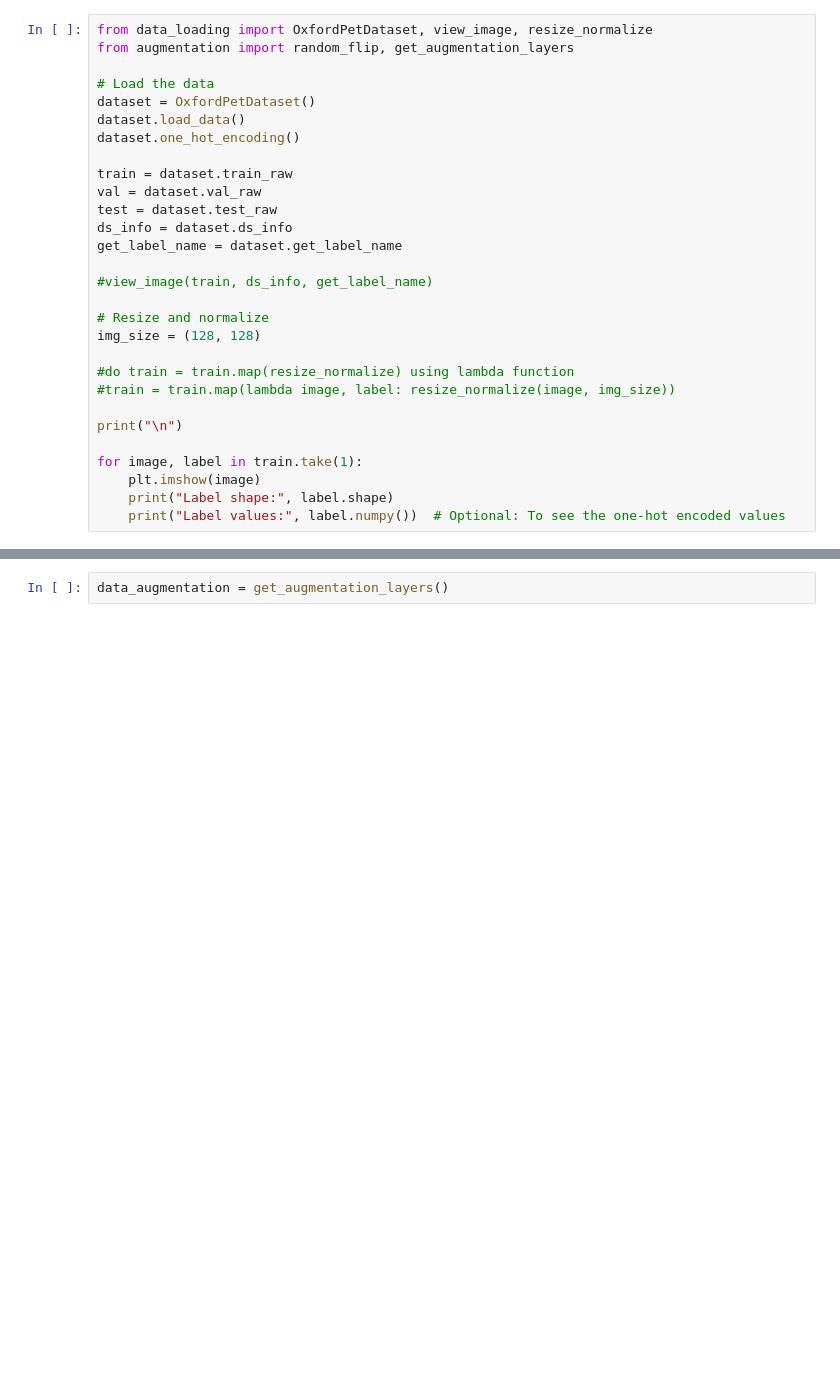
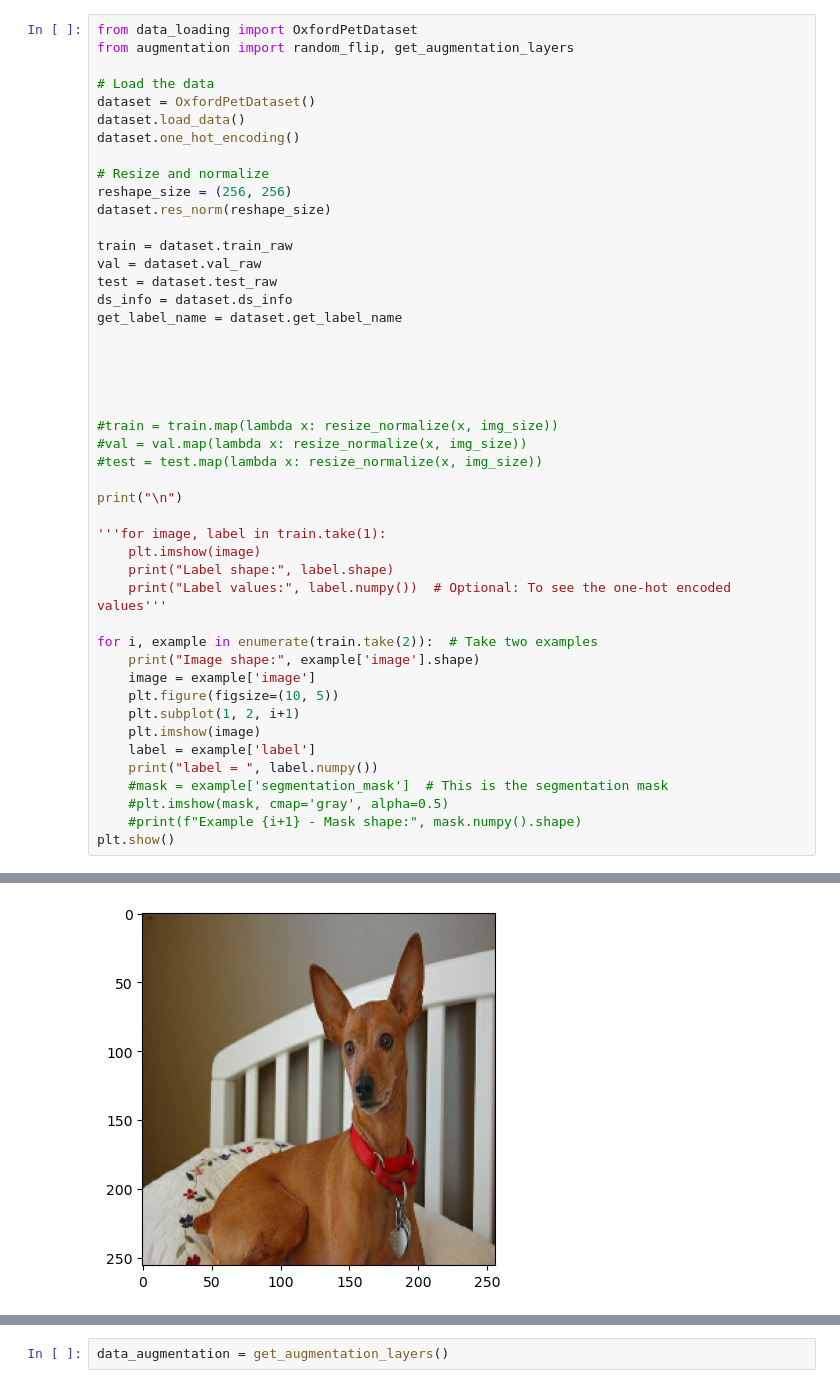
Before and after one commit to vidiasgiannis/CV_Segmentation_Mask_Modelling, a Jupyter notebook: src/main.ipynb, the cells around one changed output, grey strips where cells are left out. Drawn from its saved outputs; the diff is of its cells as text; blank space fills up the shorter version.

```diff
--- a/src/main.ipynb
+++ b/src/main.ipynb
@@ -20,6 +20,6 @@ E0000 00:00:1739454183.846387   21347 cuda_blas.cc:1418] Unable to register cuBL
 To enable the following instructions: AVX2 AVX512F AVX512_VNNI FMA, in other operations, rebuild TensorFlow with the appropriate compiler flags.
 # %%
-from data_loading import OxfordPetDataset, view_image, resize_normalize
+from data_loading import OxfordPetDataset
 from augmentation import random_flip, get_augmentation_layers
 
 # Load the data
@@ -27,26 +27,43 @@ dataset = OxfordPetDataset()
 dataset.load_data()
 dataset.one_hot_encoding()
 
+# Resize and normalize
+reshape_size = (256, 256)
+dataset.res_norm(reshape_size)
+
 train = dataset.train_raw
 val = dataset.val_raw
 test = dataset.test_raw
 ds_info = dataset.ds_info
 get_label_name = dataset.get_label_name
 
-#view_image(train, ds_info, get_label_name)
 
-# Resize and normalize
-img_size = (128, 128)
 
-#do train = train.map(resize_normalize) using lambda function
-#train = train.map(lambda image, label: resize_normalize(image, img_size))
+
+
+#train = train.map(lambda x: resize_normalize(x, img_size))
+#val = val.map(lambda x: resize_normalize(x, img_size))
+#test = test.map(lambda x: resize_normalize(x, img_size))
 
 print("\n")
 
-for image, label in train.take(1):
+'''for image, label in train.take(1):
     plt.imshow(image)
     print("Label shape:", label.shape)
-    print("Label values:", label.numpy())  # Optional: To see the one-hot encoded values
+    print("Label values:", label.numpy())  # Optional: To see the one-hot encoded values'''
+
+for i, example in enumerate(train.take(2)):  # Take two examples
+    print("Image shape:", example['image'].shape)
+    image = example['image']
+    plt.figure(figsize=(10, 5))
+    plt.subplot(1, 2, i+1)
+    plt.imshow(image)
+    label = example['label']
+    print("label = ", label.numpy())
+    #mask = example['segmentation_mask']  # This is the segmentation mask
+    #plt.imshow(mask, cmap='gray', alpha=0.5)
+    #print(f"Example {i+1} - Mask shape:", mask.numpy().shape)
+plt.show()
 # %% [output]
 Number of classes: 37
 Number of training samples: 3312
@@ -55,0 +81 @@ ValueError: too many values to unpack (expected 3)
+[figure, added]
```
Also changed, not shown: parts of 5 cells of this notebook, 1 other file.
